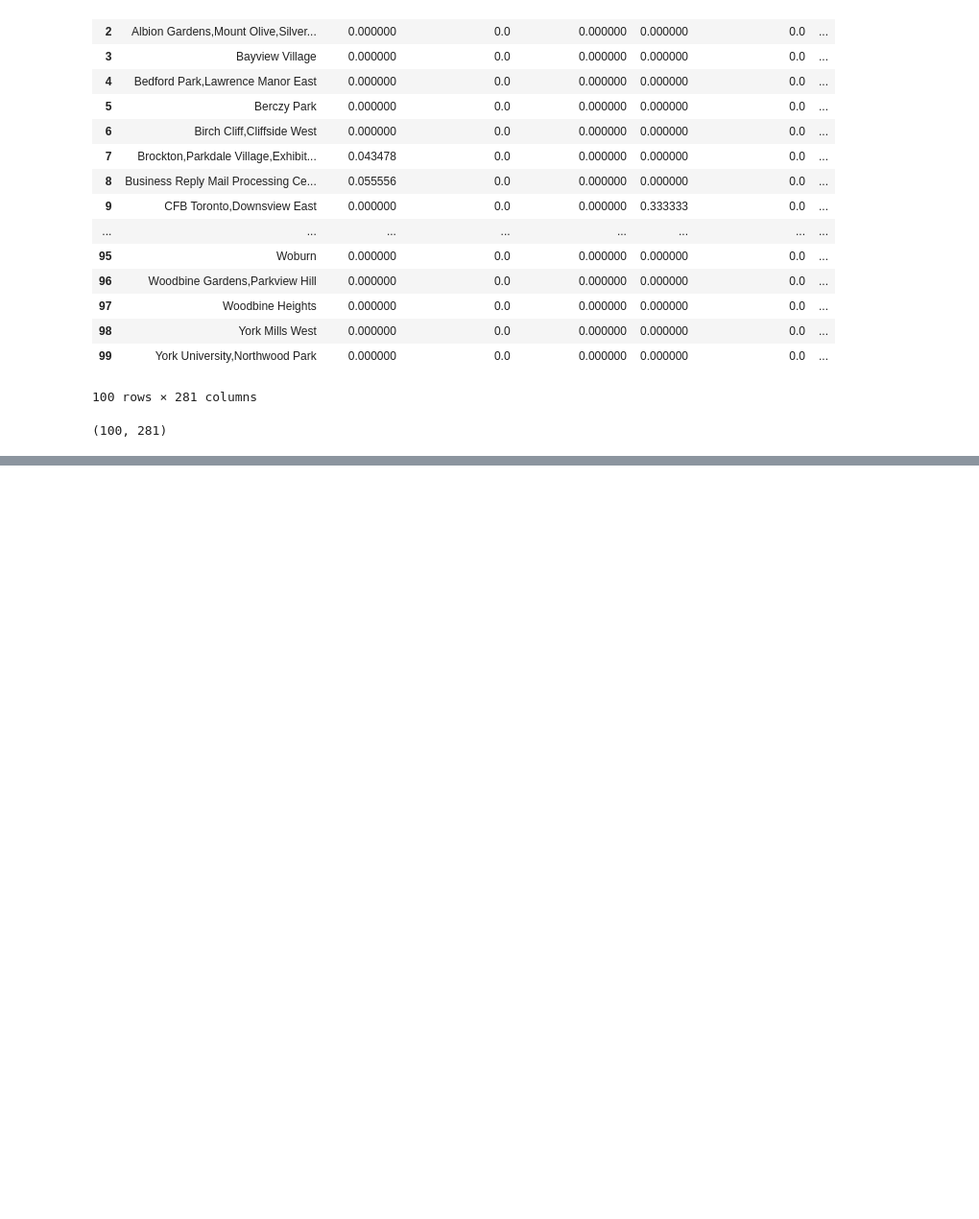
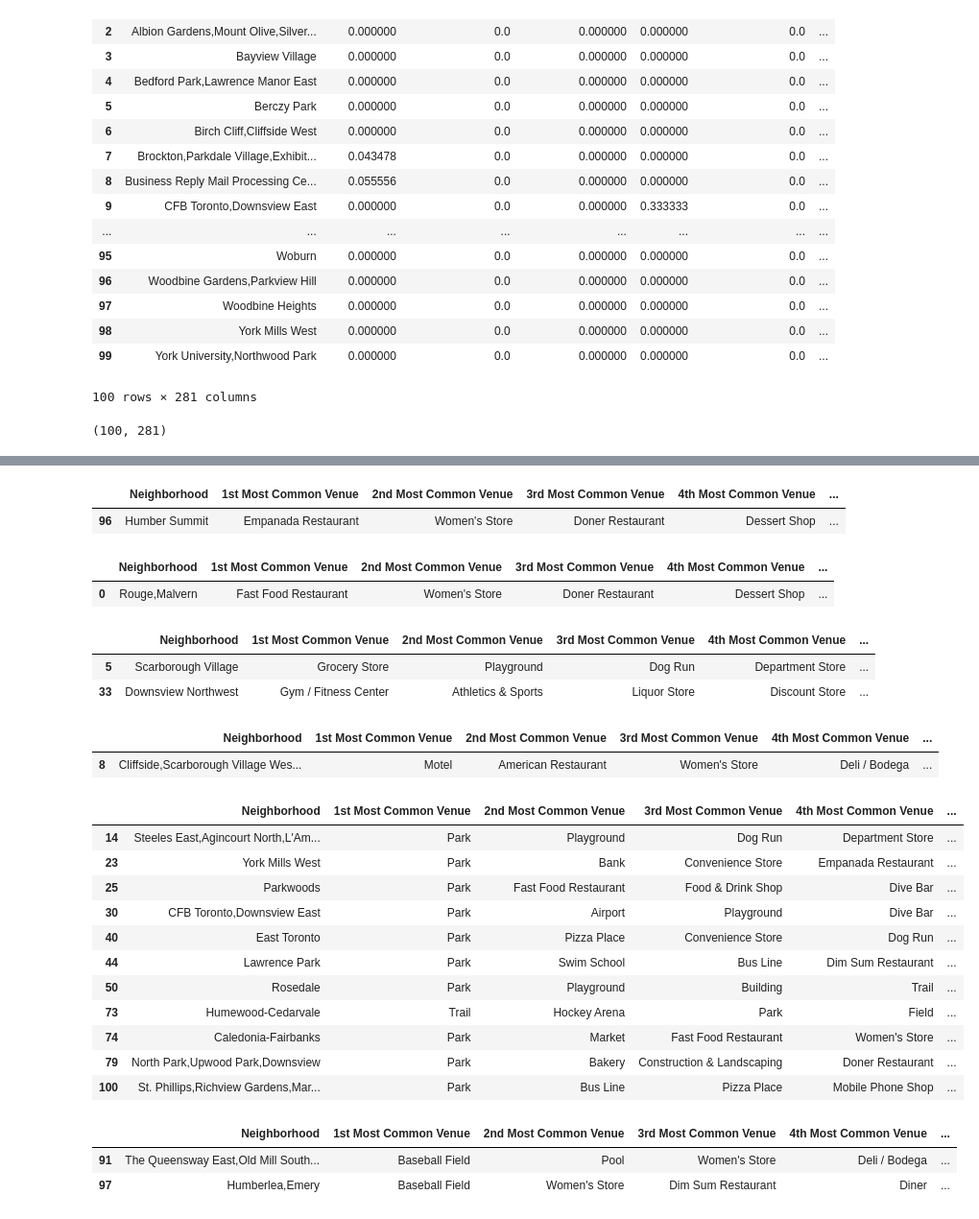
Before and after one commit to cssoumyade/Clustering-European-Cities, a Jupyter notebook: Clustering_TorontoCity.ipynb, the cells around one changed output, grey strips where cells are left out. Shown at 96% size. Saved outputs shown, nothing was run; the diff lists cells and outputs as text; code cells hidden in the pictures; blank space fills up the shorter version.

```diff
--- a/Clustering_TorontoCity.ipynb
+++ b/Clustering_TorontoCity.ipynb
@@ -341,0 +445,42 @@ neighborhoods_venues_sorted.head()
+# %%
+toronto_merged.loc[toronto_merged['Cluster Labels'] == 5, toronto_merged.columns[[1] + list(range(5, toronto_merged.shape[1]))]]
+# %% [output]
+|  | Neighborhood | 1st Most Common Venue | 2nd Most Common Venue | 3rd Most Common Venue | 4th Most Common Venue | ... |
+| 96 | Humber Summit | Empanada Restaurant | Women's Store | Doner Restaurant | Dessert Shop | ... |
+# %%
+toronto_merged.loc[toronto_merged['Cluster Labels'] == 6, toronto_merged.columns[[1] + list(range(5, toronto_merged.shape[1]))]]
+# %% [output]
+|  | Neighborhood | 1st Most Common Venue | 2nd Most Common Venue | 3rd Most Common Venue | 4th Most Common Venue | ... |
+| 0 | Rouge,Malvern | Fast Food Restaurant | Women's Store | Doner Restaurant | Dessert Shop | ... |
+# %%
+toronto_merged.loc[toronto_merged['Cluster Labels'] == 7, toronto_merged.columns[[1] + list(range(5, toronto_merged.shape[1]))]]
+# %% [output]
+|  | Neighborhood | 1st Most Common Venue | 2nd Most Common Venue | 3rd Most Common Venue | 4th Most Common Venue | ... |
+| 5 | Scarborough Village | Grocery Store | Playground | Dog Run | Department Store | ... |
+| 33 | Downsview Northwest | Gym / Fitness Center | Athletics & Sports | Liquor Store | Discount Store | ... |
+# %%
+toronto_merged.loc[toronto_merged['Cluster Labels'] == 8, toronto_merged.columns[[1] + list(range(5, toronto_merged.shape[1]))]]
+# %% [output]
+|  | Neighborhood | 1st Most Common Venue | 2nd Most Common Venue | 3rd Most Common Venue | 4th Most Common Venue | ... |
+| 8 | Cliffside,Scarborough Village Wes... | Motel | American Restaurant | Women's Store | Deli / Bodega | ... |
+# %%
+toronto_merged.loc[toronto_merged['Cluster Labels'] == 9, toronto_merged.columns[[1] + list(range(5, toronto_merged.shape[1]))]]
+# %% [output]
+|  | Neighborhood | 1st Most Common Venue | 2nd Most Common Venue | 3rd Most Common Venue | 4th Most Common Venue | ... |
+| 14 | Steeles East,Agincourt North,L'Am... | Park | Playground | Dog Run | Department Store | ... |
+| 23 | York Mills West | Park | Bank | Convenience Store | Empanada Restaurant | ... |
+| 25 | Parkwoods | Park | Fast Food Restaurant | Food & Drink Shop | Dive Bar | ... |
+| 30 | CFB Toronto,Downsview East | Park | Airport | Playground | Dive Bar | ... |
+| 40 | East Toronto | Park | Pizza Place | Convenience Store | Dog Run | ... |
+| 44 | Lawrence Park | Park | Swim School | Bus Line | Dim Sum Restaurant | ... |
+| 50 | Rosedale | Park | Playground | Building | Trail | ... |
+| 73 | Humewood-Cedarvale | Trail | Hockey Arena | Park | Field | ... |
+| 74 | Caledonia-Fairbanks | Park | Market | Fast Food Restaurant | Women's Store | ... |
+| 79 | North Park,Upwood Park,Downsview | Park | Bakery | Construction & Landscaping | Doner Restaurant | ... |
+| 100 | St. Phillips,Richview Gardens,Mar... | Park | Bus Line | Pizza Place | Mobile Phone Shop | ... |
+# %%
+toronto_merged.loc[toronto_merged['Cluster Labels'] == 10, toronto_merged.columns[[1] + list(range(5, toronto_merged.shape[1]))]]
+# %% [output]
+|  | Neighborhood | 1st Most Common Venue | 2nd Most Common Venue | 3rd Most Common Venue | 4th Most Common Venue | ... |
+| 91 | The Queensway East,Old Mill South... | Baseball Field | Pool | Women's Store | Deli / Bodega | ... |
+| 97 | Humberlea,Emery | Baseball Field | Women's Store | Dim Sum Restaurant | Diner | ... |
```
Also changed, not shown: parts of 15 cells of this notebook.
